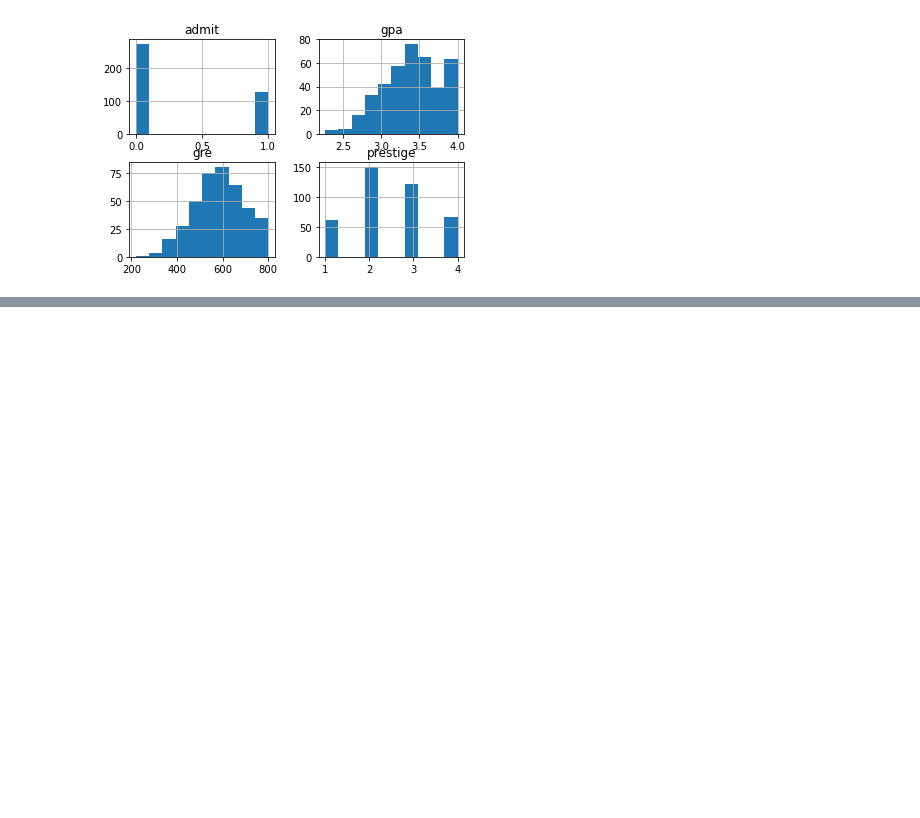
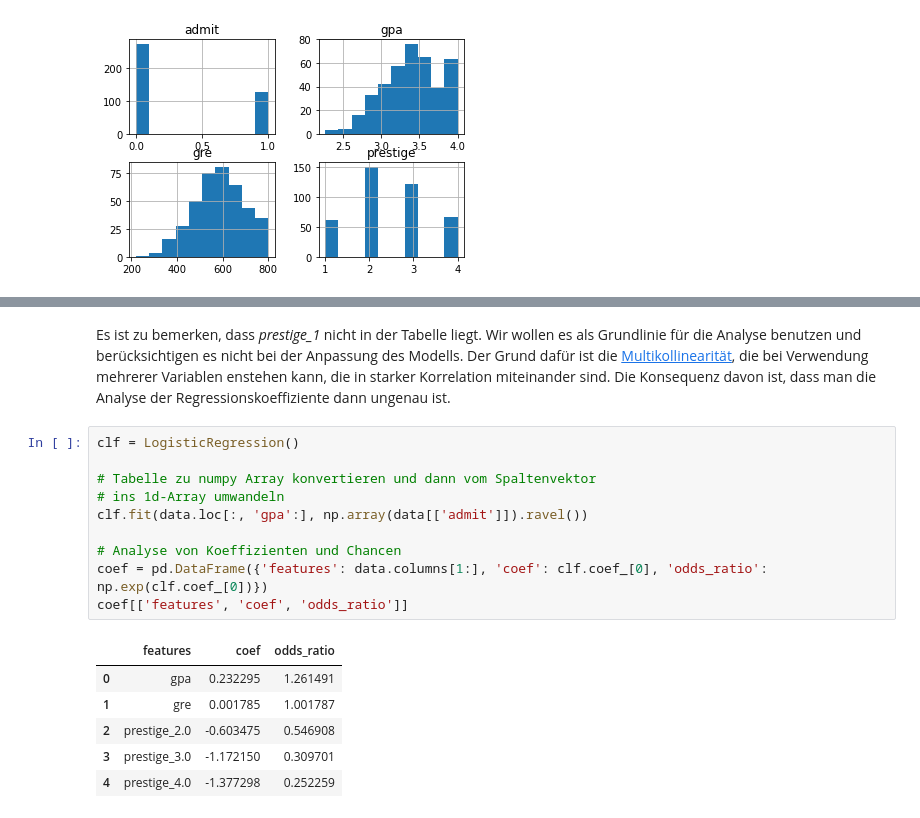
Before and after one commit to emomicrowave/machine-learning-tutorials, a Jupyter notebook: 04-logistic_regression/tutorial.ipynb, the cells around one changed output, grey strips where cells are left out. Drawn from its saved outputs; the diff is of its cells as text; blank space fills up the shorter version.

```diff
--- a/04-logistic_regression/tutorial.ipynb
+++ b/04-logistic_regression/tutorial.ipynb
@@ -157,0 +174,19 @@ plt.show()
+# %% [markdown]
+Es ist zu bemerken, dass *prestige_1* nicht in der Tabelle liegt. Wir wollen es als Grundlinie für die Analyse benutzen und berücksichtigen es nicht bei der Anpassung des Modells. Der Grund dafür ist die [Multikollinearität](https://de.wikipedia.org/wiki/Multikollinearit%C3%A4t), die bei Verwendung mehrerer Variablen enstehen kann, die in starker Korrelation miteinander sind. Die Konsequenz davon ist, dass man die Analyse der Regressionskoeffiziente dann ungenau ist.
+# %%
+clf = LogisticRegression()
+
+# Tabelle zu numpy Array konvertieren und dann vom Spaltenvektor
+# ins 1d-Array umwandeln
+clf.fit(data.loc[:, 'gpa':], np.array(data[['admit']]).ravel())
+
+# Analyse von Koeffizienten und Chancen
+coef = pd.DataFrame({'features': data.columns[1:], 'coef': clf.coef_[0], 'odds_ratio': np.exp(clf.coef_[0])})
+coef[['features', 'coef', 'odds_ratio']]
+# %% [output]
+|  | features | coef | odds_ratio |
+| 0 | gpa | 0.232295 | 1.261491 |
+| 1 | gre | 0.001785 | 1.001787 |
+| 2 | prestige_2.0 | -0.603475 | 0.546908 |
+| 3 | prestige_3.0 | -1.172150 | 0.309701 |
+| 4 | prestige_4.0 | -1.377298 | 0.252259 |
```
Also changed, not shown: parts of 10 cells of this notebook.
